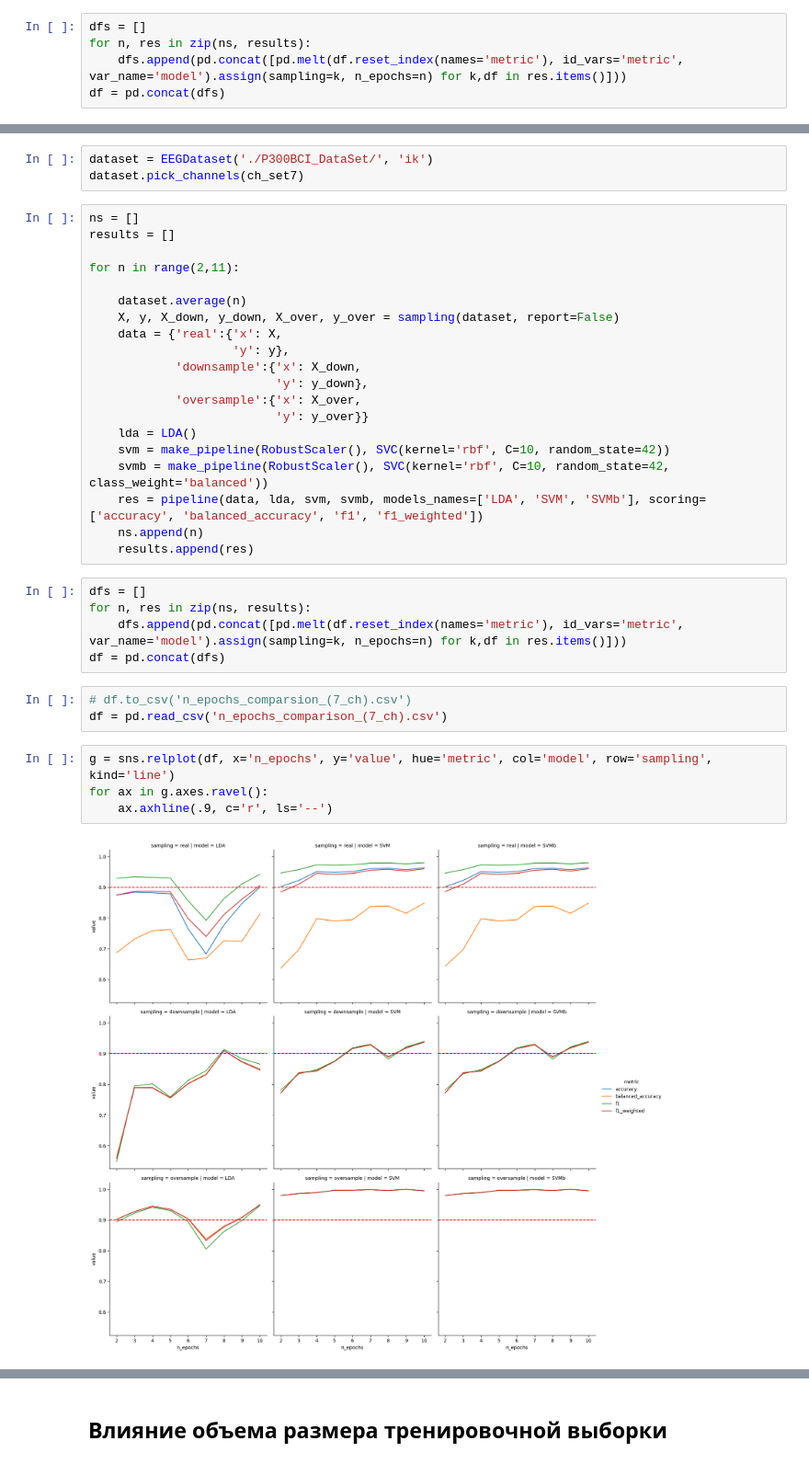
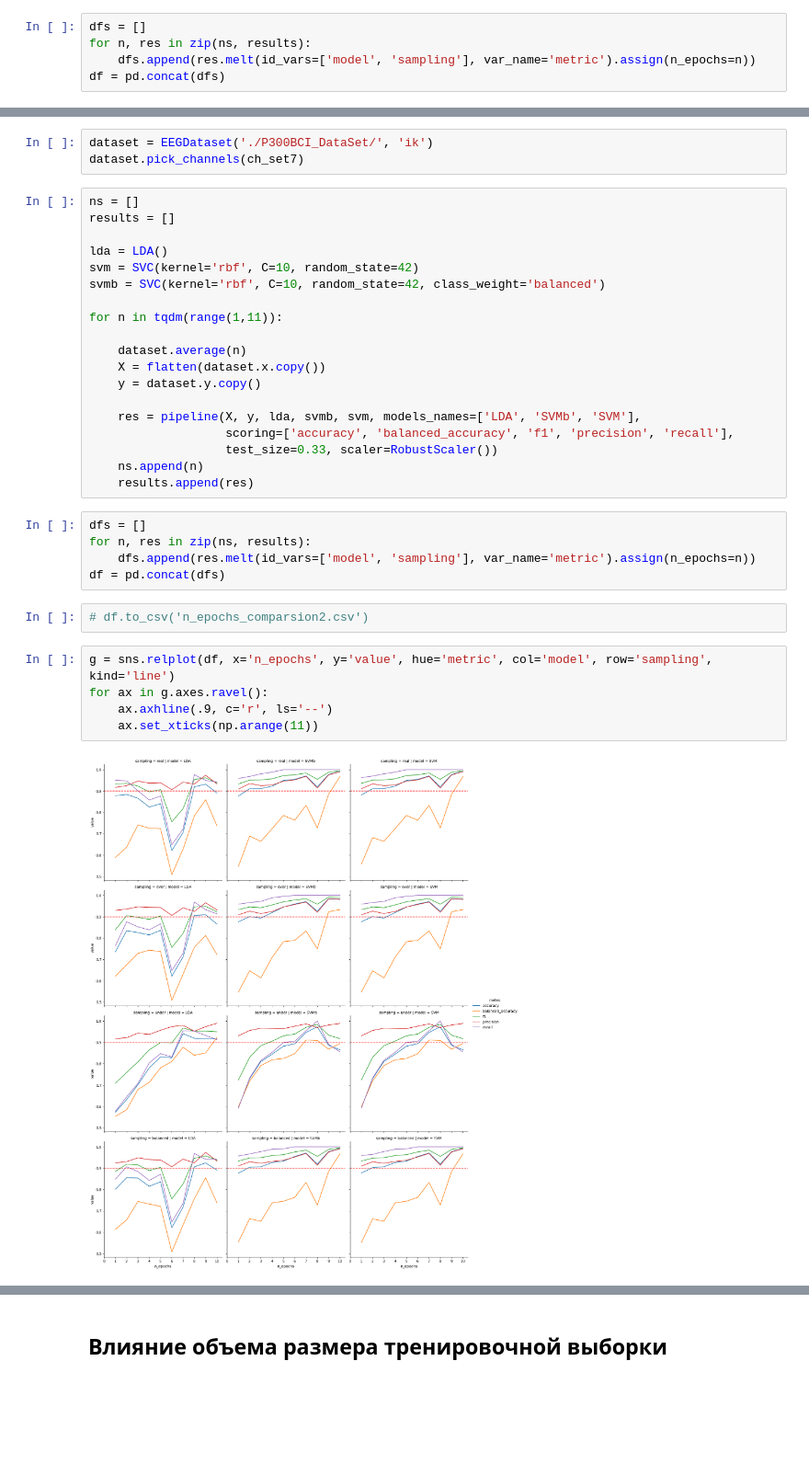
Before and after one commit to Tim-Ponomaryov/BCI_classifier, a Jupyter notebook: classic_ML2.ipynb, the cells around one changed output, grey strips where cells are left out. Shown at 92% size. Cells and saved outputs as stored; diff of their text form; blank space fills up the shorter version.

```diff
--- a/classic_ML2.ipynb
+++ b/classic_ML2.ipynb
@@ -492,5 +409,5 @@ for n in range(1,11):
 # %%
 dfs = []
 for n, res in zip(ns, results):
-    dfs.append(pd.concat([pd.melt(df.reset_index(names='metric'), id_vars='metric', var_name='model').assign(sampling=k, n_epochs=n) for k,df in res.items()]))
+    dfs.append(res.melt(id_vars=['model', 'sampling'], var_name='metric').assign(n_epochs=n))
 df = pd.concat(dfs)
@@ -512,33 +429,32 @@ dataset.pick_channels(ch_set7)
 ns = []
 results = []
 
-for n in range(2,11):
+lda = LDA()
+svm = SVC(kernel='rbf', C=10, random_state=42)
+svmb = SVC(kernel='rbf', C=10, random_state=42, class_weight='balanced')
+
+for n in tqdm(range(1,11)):
 
     dataset.average(n)
-    X, y, X_down, y_down, X_over, y_over = sampling(dataset, report=False)
-    data = {'real':{'x': X,
-                    'y': y},
-            'downsample':{'x': X_down,
-                          'y': y_down},
-            'oversample':{'x': X_over,
-                          'y': y_over}}
-    lda = LDA()
-    svm = make_pipeline(RobustScaler(), SVC(kernel='rbf', C=10, random_state=42))
-    svmb = make_pipeline(RobustScaler(), SVC(kernel='rbf', C=10, random_state=42, class_weight='balanced'))
-    res = pipeline(data, lda, svm, svmb, models_names=['LDA', 'SVM', 'SVMb'], scoring=['accuracy', 'balanced_accuracy', 'f1', 'f1_weighted'])
+    X = flatten(dataset.x.copy())
+    y = dataset.y.copy()
+
+    res = pipeline(X, y, lda, svmb, svm, models_names=['LDA', 'SVMb', 'SVM'],
+                   scoring=['accuracy', 'balanced_accuracy', 'f1', 'precision', 'recall'],
+                   test_size=0.33, scaler=RobustScaler())
     ns.append(n)
     results.append(res)
 # %%
 dfs = []
 for n, res in zip(ns, results):
-    dfs.append(pd.concat([pd.melt(df.reset_index(names='metric'), id_vars='metric', var_name='model').assign(sampling=k, n_epochs=n) for k,df in res.items()]))
+    dfs.append(res.melt(id_vars=['model', 'sampling'], var_name='metric').assign(n_epochs=n))
 df = pd.concat(dfs)
 # %%
-# df.to_csv('n_epochs_comparsion_(7_ch).csv')
-df = pd.read_csv('n_epochs_comparison_(7_ch).csv')
+# df.to_csv('n_epochs_comparsion2.csv')
 # %%
 g = sns.relplot(df, x='n_epochs', y='value', hue='metric', col='model', row='sampling', kind='line')
 for ax in g.axes.ravel():
     ax.axhline(.9, c='r', ls='--')
+    ax.set_xticks(np.arange(11))
 # %% [output]
-[figure, old version]
+[figure, new version]
```
Also changed, not shown: parts of 74 cells of this notebook.
